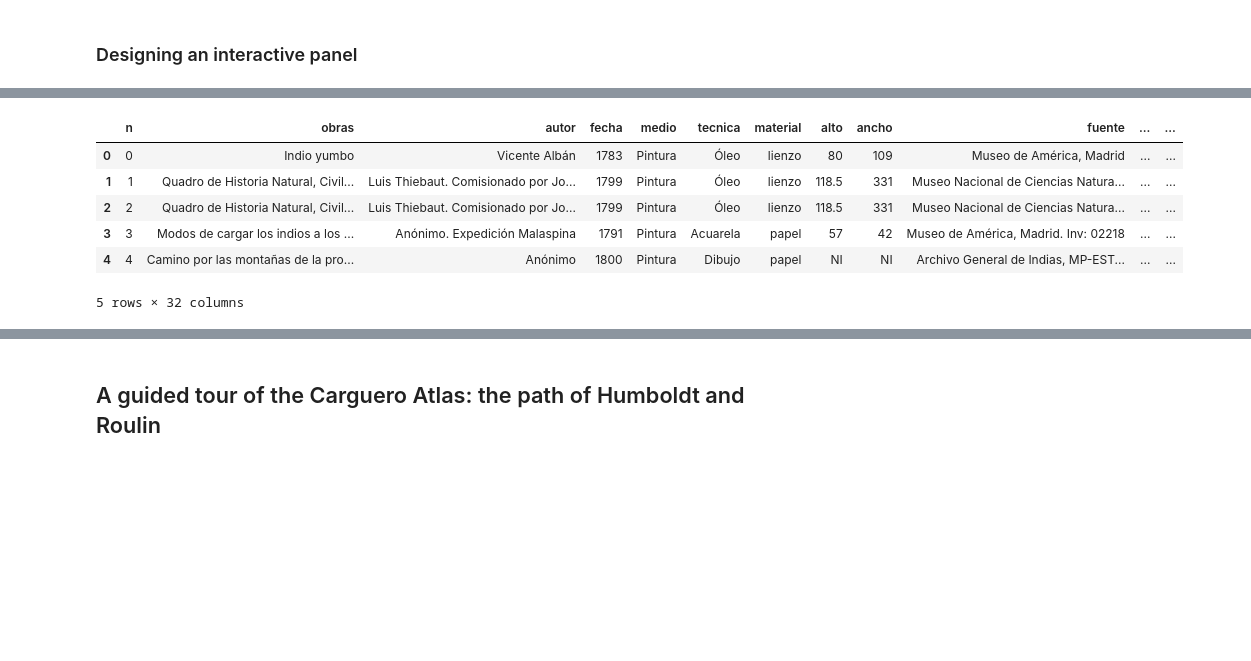
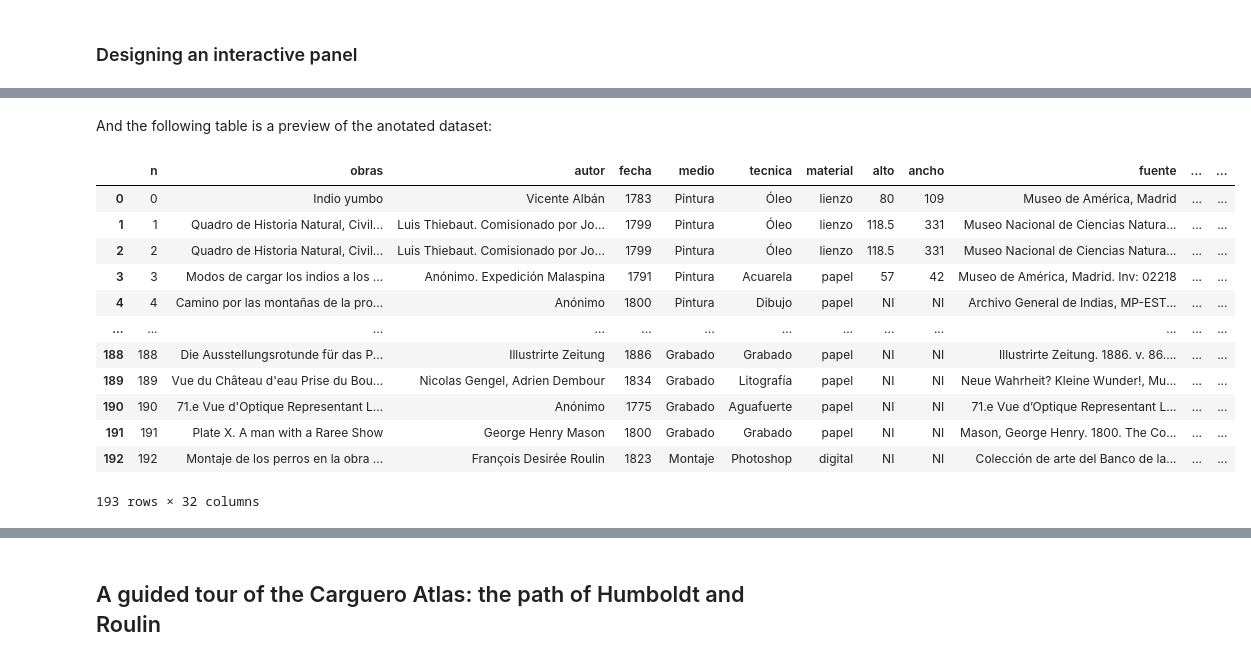
Before and after one commit to jdh-observer/48RGuzM4qfVA, a Jupyter notebook: skim-article.ipynb, the cells around one changed output, grey strips where cells are left out. Saved outputs shown, nothing was run; the diff lists cells and outputs as text; code cells hidden in the pictures; blank space fills up the shorter version.

```diff
--- a/skim-article.ipynb
+++ b/skim-article.ipynb
@@ -85,15 +143,23 @@ from observable_jupyter import embed
+# %% [markdown]
+And the following table is a preview of the anotated dataset:
 # %%
 # Load data set
 data_path = "./data/CargueroData.csv"
 data = pd.read_csv(data_path)
 data_csv = data.to_csv(index=False)
-data.head()
+data
 # %% [output]
 |  | n | obras | autor | fecha | medio | tecnica | material | alto | ancho | fuente | ... | ... |
 | 0 | 0 | Indio yumbo | Vicente Albán | 1783 | Pintura | Óleo | lienzo | 80 | 109 | Museo de América, Madrid | ... | ... |
 | 1 | 1 | Quadro de Historia Natural, Civil... | Luis Thiebaut. Comisionado por Jo... | 1799 | Pintura | Óleo | lienzo | 118.5 | 331 | Museo Nacional de Ciencias Natura... | ... | ... |
 | 2 | 2 | Quadro de Historia Natural, Civil... | Luis Thiebaut. Comisionado por Jo... | 1799 | Pintura | Óleo | lienzo | 118.5 | 331 | Museo Nacional de Ciencias Natura... | ... | ... |
 | 3 | 3 | Modos de cargar los indios a los ... | Anónimo. Expedición Malaspina | 1791 | Pintura | Acuarela | papel | 57 | 42 | Museo de América, Madrid. Inv: 02218 | ... | ... |
 | 4 | 4 | Camino por las montañas de la pro... | Anónimo | 1800 | Pintura | Dibujo | papel | NI | NI | Archivo General de Indias, MP-EST... | ... | ... |
+| ... | ... | ... | ... | ... | ... | ... | ... | ... | ... | ... | ... | ... |
+| 188 | 188 | Die Ausstellungsrotunde für das P... | Illustrirte Zeitung | 1886 | Grabado | Grabado | papel | NI | NI | Illustrirte Zeitung. 1886. v. 86.... | ... | ... |
+| 189 | 189 | Vue du Château d'eau Prise du Bou... | Nicolas Gengel, Adrien Dembour | 1834 | Grabado | Litografía | papel | NI | NI | Neue Wahrheit? Kleine Wunder!, Mu... | ... | ... |
+| 190 | 190 | 71.e Vue d'Optique Representant L... | Anónimo | 1775 | Grabado | Aguafuerte | papel | NI | NI | 71.e Vue d’Optique Representant L... | ... | ... |
+| 191 | 191 | Plate X. A man with a Raree Show | George Henry Mason | 1800 | Grabado | Grabado | papel | NI | NI | Mason, George Henry. 1800. The Co... | ... | ... |
+| 192 | 192 | Montaje de los perros en la obra ... | François Desirée Roulin | 1823 | Montaje | Photoshop | digital | NI | NI | Colección de arte del Banco de la... | ... | ... |
-5 rows × 32 columns
+193 rows × 32 columns
 # %% [markdown]
```
Also changed, not shown: parts of 91 cells of this notebook.
